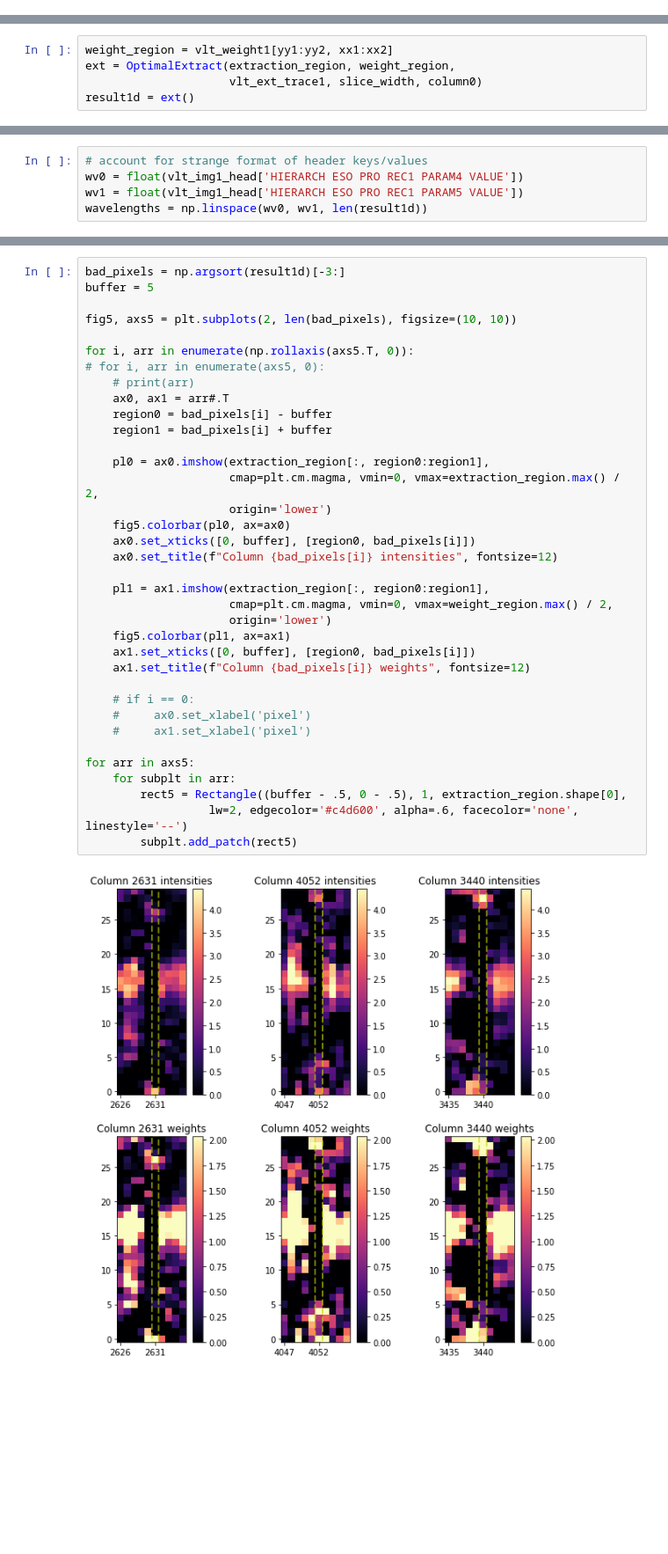
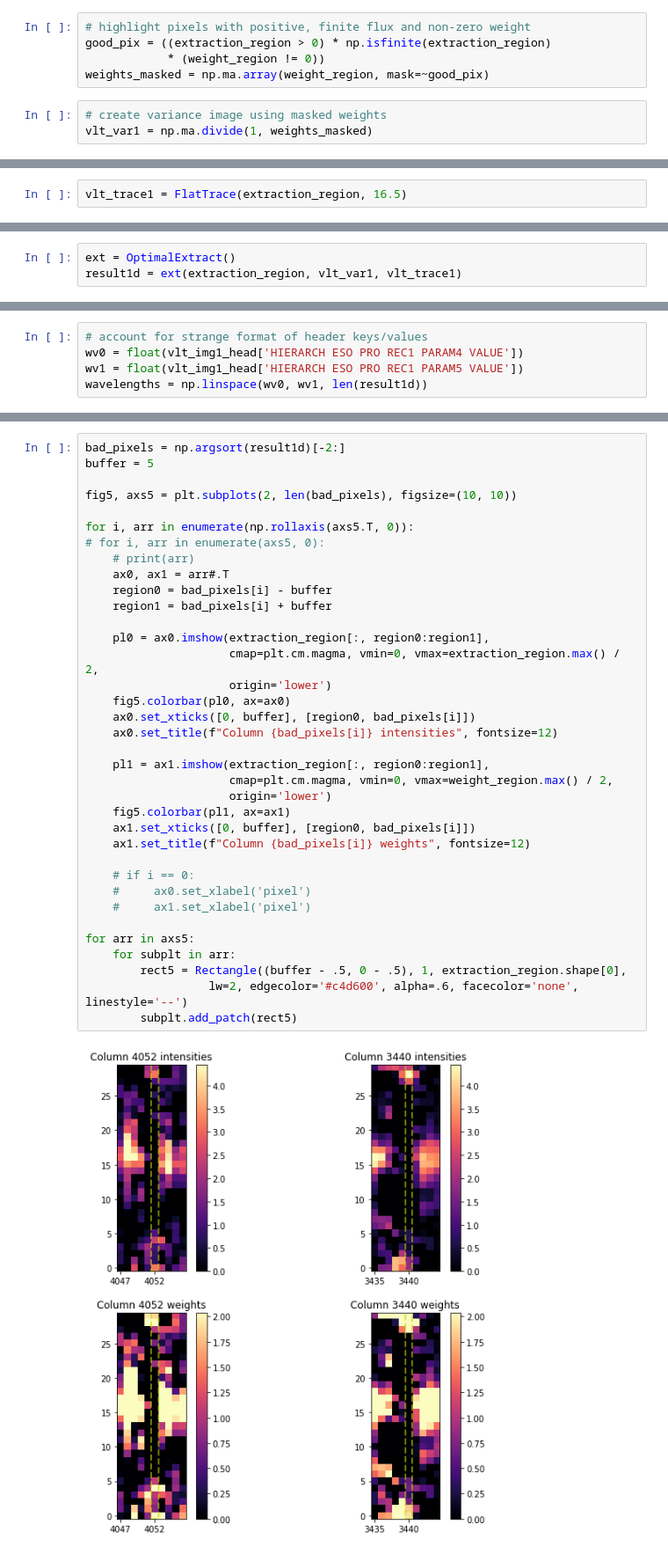
Before and after one commit to astropy/specreduce, a Jupyter notebook: notebook_sandbox/horne_extract/optimal_extract_VLT.ipynb, the cells around one changed output, grey strips where cells are left out. Shown: that part at 88% size. Cells and saved outputs as stored; diff of their text form; blank space fills up the shorter version.

Commit message:
Updated HorneExtract explainer notebook

```diff
--- a/notebook_sandbox/horne_extract/optimal_extract_VLT.ipynb
+++ b/notebook_sandbox/horne_extract/optimal_extract_VLT.ipynb
@@ -172,0 +160,8 @@ column0 = 2000
+# %%
+# highlight pixels with positive, finite flux and non-zero weight
+good_pix = ((extraction_region > 0) * np.isfinite(extraction_region)
+            * (weight_region != 0))
+weights_masked = np.ma.array(weight_region, mask=~good_pix)
+# %%
+# create variance image using masked weights
+vlt_var1 = np.ma.divide(1, weights_masked)
@@ -172,0 +172,2 @@ column0 = 2000
+# %%
+vlt_trace1 = FlatTrace(extraction_region, 16.5)
@@ -328,7 +299,5 @@ class HorneExtract(OptimalExtract):
 # %%
-weight_region = vlt_weight1[yy1:yy2, xx1:xx2]
-ext = OptimalExtract(extraction_region, weight_region,
-                     vlt_ext_trace1, slice_width, column0)
-result1d = ext()
+ext = OptimalExtract()
+result1d = ext(extraction_region, vlt_var1, vlt_trace1)
 # %% [markdown]
 ## III. Results
@@ -360,5 +327,5 @@ The three large emission "features" are caused by columns with intensity and wei
 # %%
-bad_pixels = np.argsort(result1d)[-3:]
+bad_pixels = np.argsort(result1d)[-2:]
 buffer = 5
 
 fig5, axs5 = plt.subplots(2, len(bad_pixels), figsize=(10, 10))
@@ -367,31 +334,31 @@ for i, arr in enumerate(np.rollaxis(axs5.T, 0)):
 # for i, arr in enumerate(axs5, 0):
     # print(arr)
     ax0, ax1 = arr#.T
     region0 = bad_pixels[i] - buffer
     region1 = bad_pixels[i] + buffer
 
     pl0 = ax0.imshow(extraction_region[:, region0:region1],
                      cmap=plt.cm.magma, vmin=0, vmax=extraction_region.max() / 2,
                      origin='lower')
     fig5.colorbar(pl0, ax=ax0)
     ax0.set_xticks([0, buffer], [region0, bad_pixels[i]])
     ax0.set_title(f"Column {bad_pixels[i]} intensities", fontsize=12)
 
     pl1 = ax1.imshow(extraction_region[:, region0:region1],
                      cmap=plt.cm.magma, vmin=0, vmax=weight_region.max() / 2,
                      origin='lower')
     fig5.colorbar(pl1, ax=ax1)
     ax1.set_xticks([0, buffer], [region0, bad_pixels[i]])
     ax1.set_title(f"Column {bad_pixels[i]} weights", fontsize=12)
 
     # if i == 0:
     #     ax0.set_xlabel('pixel')
     #     ax1.set_xlabel('pixel')
 
 for arr in axs5:
     for subplt in arr:
         rect5 = Rectangle((buffer - .5, 0 - .5), 1, extraction_region.shape[0],
                   lw=2, edgecolor='#c4d600', alpha=.6, facecolor='none', linestyle='--')
         subplt.add_patch(rect5)
 # %% [output]
-[figure, old version]
+[figure, new version]
```
Also changed, not shown: parts of 31 cells of this notebook.
